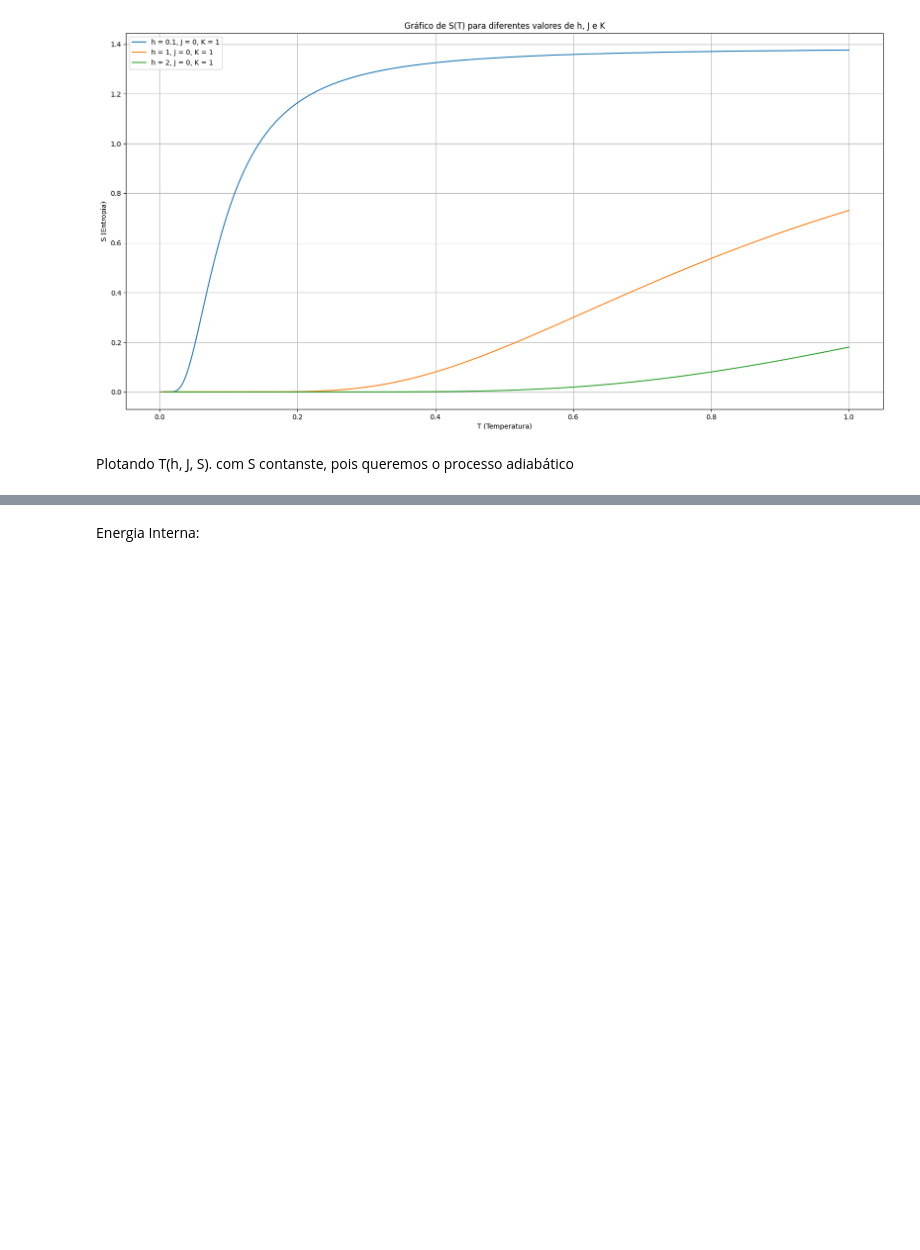
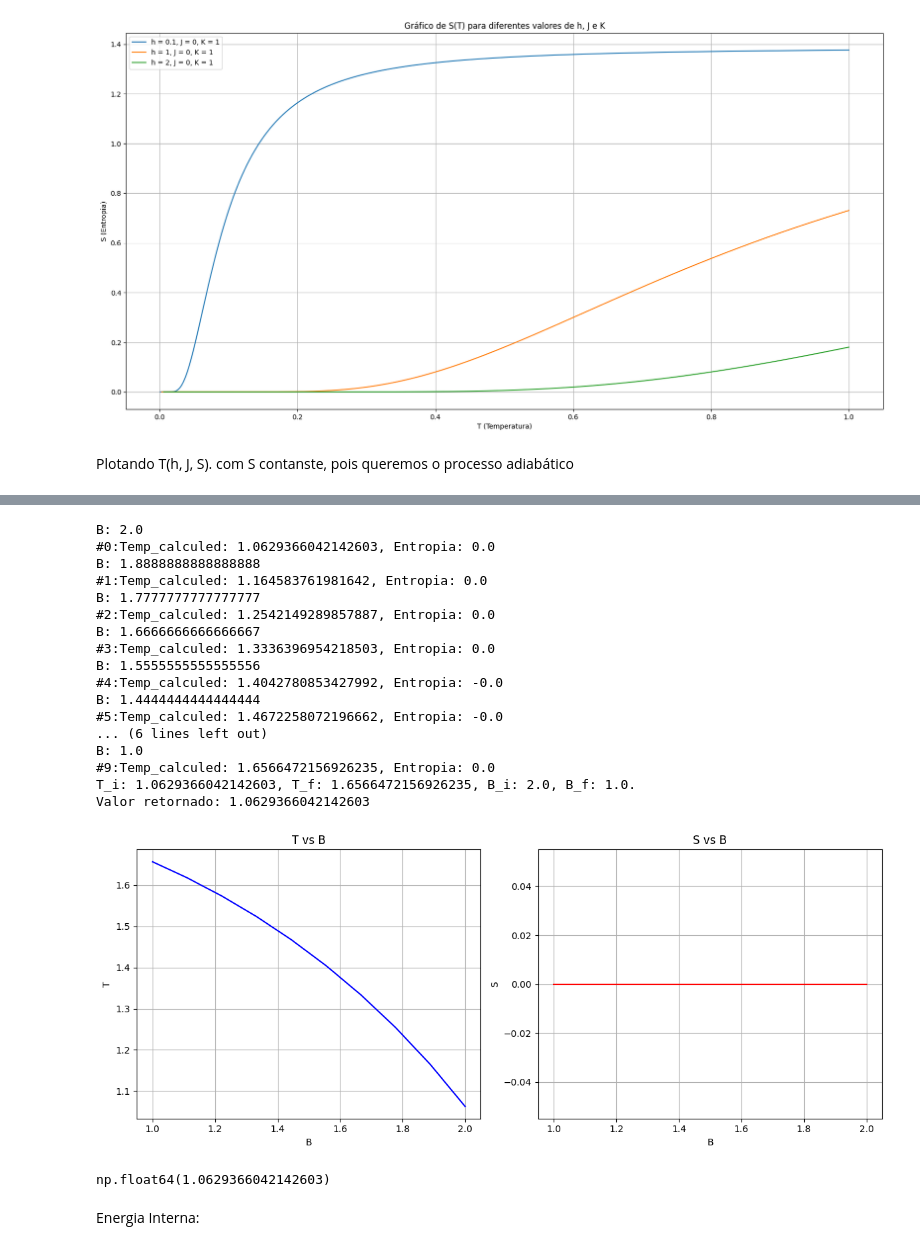
Before and after one commit to machadojoaopaulo/QuantumThermodynamics, a Jupyter notebook: Caso Classico.ipynb, the cells around one changed output, grey strips where cells are left out. Saved outputs shown, nothing was run; the diff lists cells and outputs as text; code cells hidden in the pictures; blank space fills up the shorter version.

```diff
--- a/Caso Classico.ipynb
+++ b/Caso Classico.ipynb
@@ -147,0 +161,29 @@ Temperatura final:[np.float64(2.4352434073228846), np.float64(2.4277613664806847
+# %%
+J = 0.7
+hi = 2
+hf = 1
+T_guess = 1
+ENTROPY = 0.5
+INTERVAL = 10
+initialOrFinal = 0 # [0] para o primeiro item da lista OU [-1] para o último item da lista
+calc_BTandBS(J, hi, hf, T_guess, ENTROPY, INTERVAL, initialOrFinal)
+# %% [output]
+B: 2.0
+#0:Temp_calculed: 1.0629366042142603, Entropia: 0.0
+B: 1.8888888888888888
+#1:Temp_calculed: 1.164583761981642, Entropia: 0.0
+B: 1.7777777777777777
+#2:Temp_calculed: 1.2542149289857887, Entropia: 0.0
+B: 1.6666666666666667
+#3:Temp_calculed: 1.3336396954218503, Entropia: 0.0
+B: 1.5555555555555556
+#4:Temp_calculed: 1.4042780853427992, Entropia: -0.0
+B: 1.4444444444444444
+#5:Temp_calculed: 1.4672258072196662, Entropia: -0.0
+... (6 lines left out)
+B: 1.0
+#9:Temp_calculed: 1.6566472156926235, Entropia: 0.0
+T_i: 1.0629366042142603, T_f: 1.6566472156926235, B_i: 2.0, B_f: 1.0.
+Valor retornado: 1.0629366042142603
+[figure, added]
+np.float64(1.0629366042142603)
```
Also changed, not shown: parts of 4 cells of this notebook, 1 other file.
